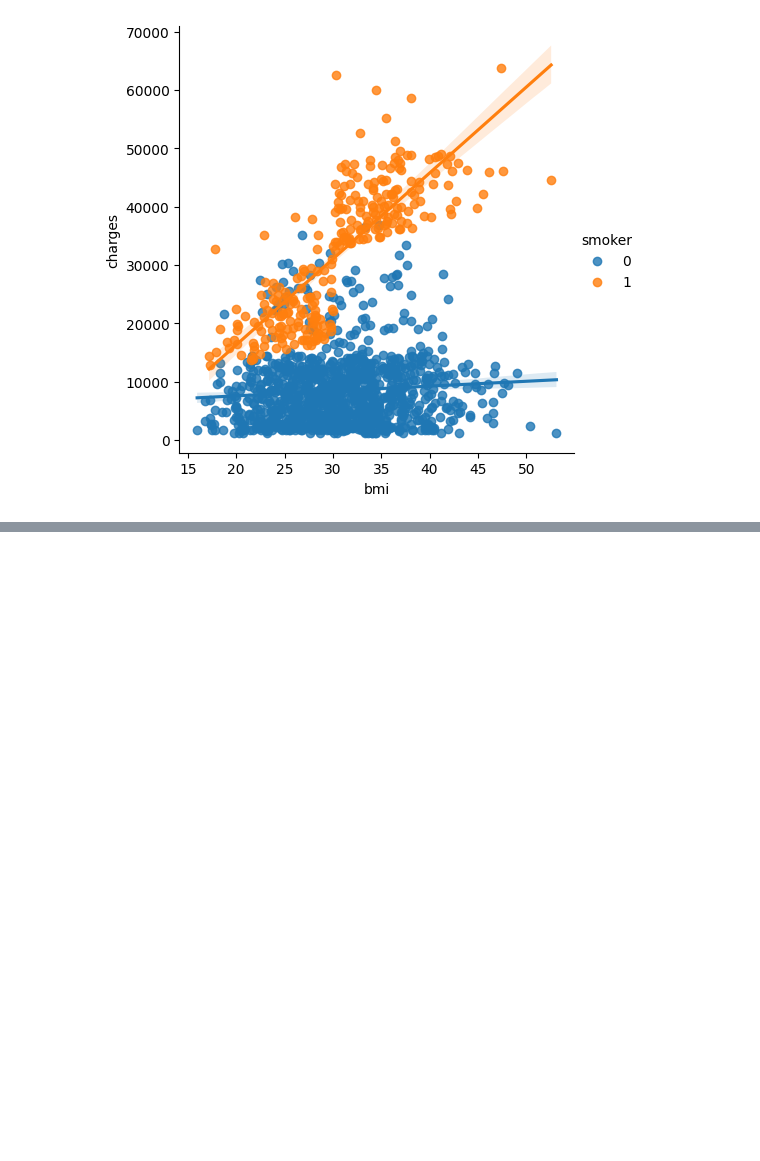
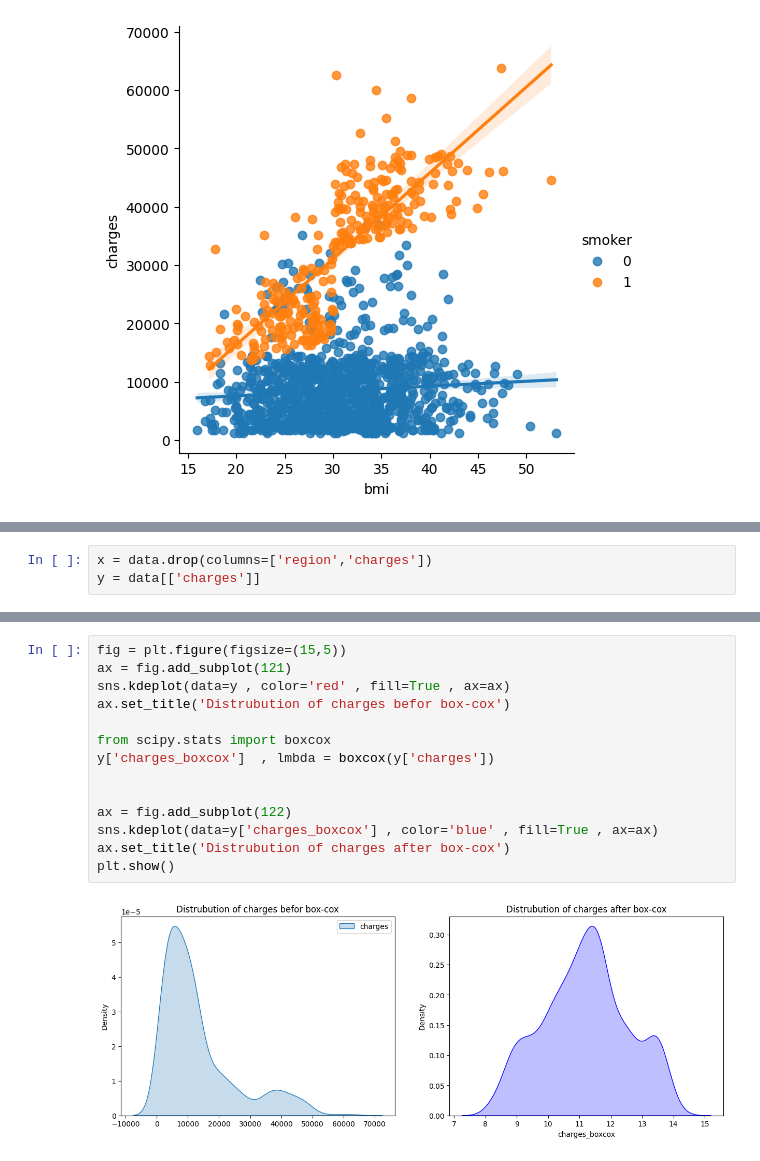
Before and after one commit to MayurPatil4313/ML-Projects, a Jupyter notebook: INSURANCE PREMIUM PREDICTION/Solution.ipynb, the cells around one changed output, grey strips where cells are left out. Saved outputs shown, nothing was run; the diff lists cells and outputs as text; blank space fills up the shorter version.

```diff
--- a/INSURANCE PREMIUM PREDICTION/Solution.ipynb
+++ b/INSURANCE PREMIUM PREDICTION/Solution.ipynb
@@ -259,0 +258,3 @@ Index(['age', 'sex', 'bmi', 'children', 'smoker', 'region', 'charges'], dtype='o
+# %%
+x = data.drop(columns=['region','charges'])
+y = data[['charges']]
@@ -259,0 +296,16 @@ Index(['age', 'sex', 'bmi', 'children', 'smoker', 'region', 'charges'], dtype='o
+# %%
+fig = plt.figure(figsize=(15,5))
+ax = fig.add_subplot(121)
+sns.kdeplot(data=y , color='red' , fill=True , ax=ax)
+ax.set_title('Distrubution of charges befor box-cox')
+
+from scipy.stats import boxcox
+y['charges_boxcox']  , lmbda = boxcox(y['charges'])
+
+
+ax = fig.add_subplot(122)
+sns.kdeplot(data=y['charges_boxcox'] , color='blue' , fill=True , ax=ax)
+ax.set_title('Distrubution of charges after box-cox')
+plt.show()
+# %% [output]
+[figure, added]
```
Also changed, not shown: parts of 34 cells of this notebook.
